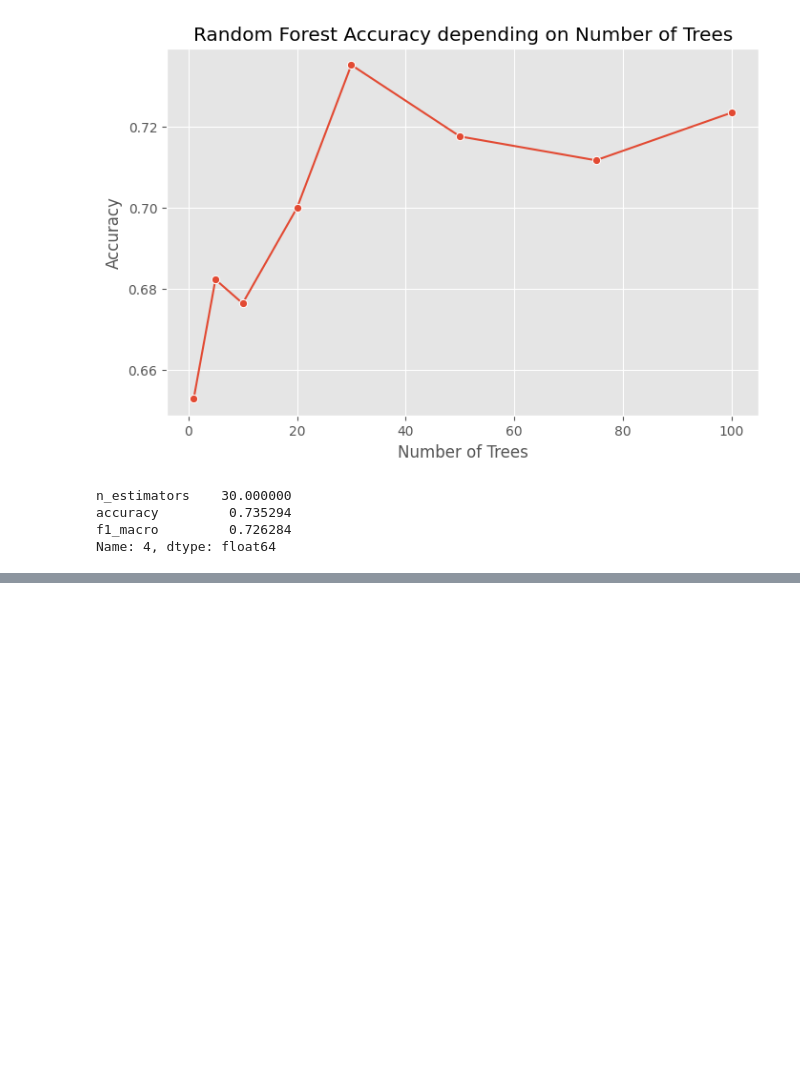
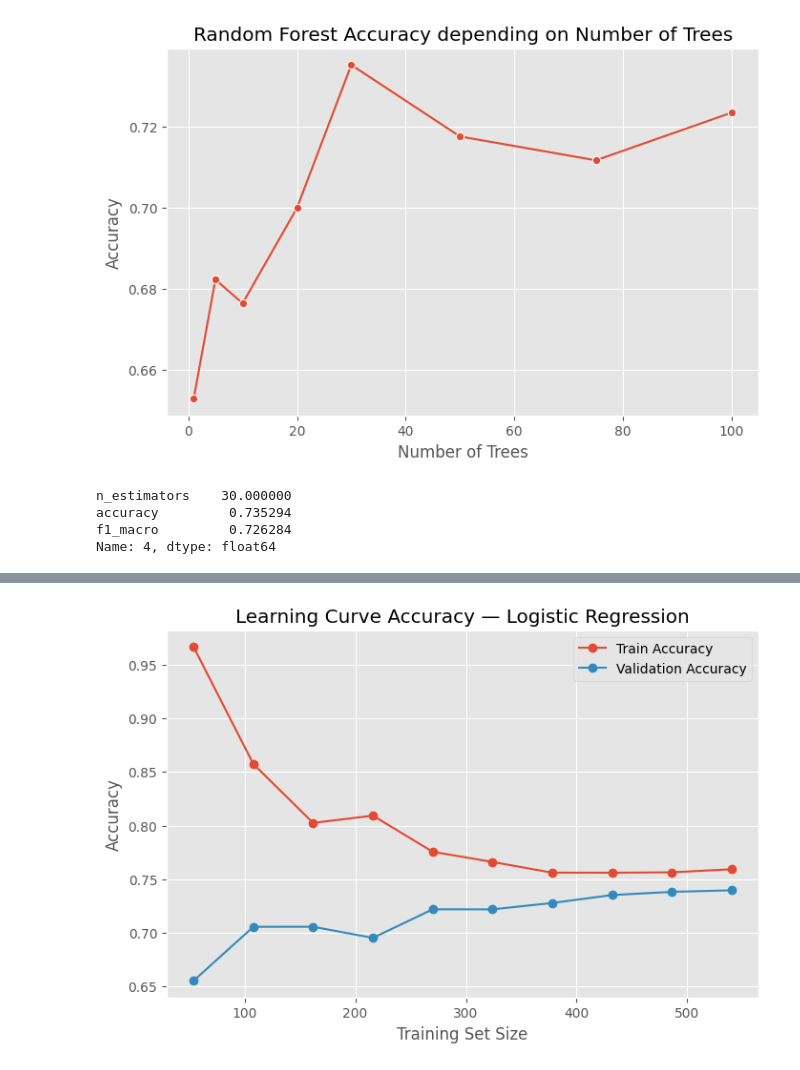
Before and after one commit to Haruw09/vehicle-silhouettes-ml-pipeline, a Jupyter notebook: notebooks/ml_pipeline.ipynb, the cells around one changed output, grey strips where cells are left out. Drawn from its saved outputs; the diff is of its cells as text; code cells hidden in the pictures; blank space fills up the shorter version.

```diff
--- a/notebooks/ml_pipeline.ipynb
+++ b/notebooks/ml_pipeline.ipynb
@@ -1300,17 +1304,31 @@ test_scores_acc_mean = test_scores_acc.mean(axis=1)
 # %%
 plt.figure(figsize=(8, 5))
 
-plt.plot(train_sizes_acc, train_scores_acc_mean, marker="o", label="Train Accuracy")
-plt.plot(train_sizes_acc, test_scores_acc_mean, marker="o", label="Validation Accuracy")
+plt.plot(
+    train_sizes_acc,
+    train_scores_acc_mean,
+    marker="o",
+    label="Train Accuracy"
+)
 
-plt.title("Learning Curve Accuracy - Logistic Regression")
+plt.plot(
+    train_sizes_acc,
+    test_scores_acc_mean,
+    marker="o",
+    label="Validation Accuracy"
+)
+
+plt.title("Learning Curve Accuracy — Logistic Regression")
+
 plt.xlabel("Training Set Size")
 plt.ylabel("Accuracy")
 
 plt.legend()
 plt.grid(True)
 
 plt.show()
+# %% [output]
+[figure, added]
 # %%
 best_rf_classifier = RandomForestClassifier(
     n_estimators=int(best_rf_model["n_estimators"]),
```
Also changed, not shown: parts of 7 cells of this notebook.
